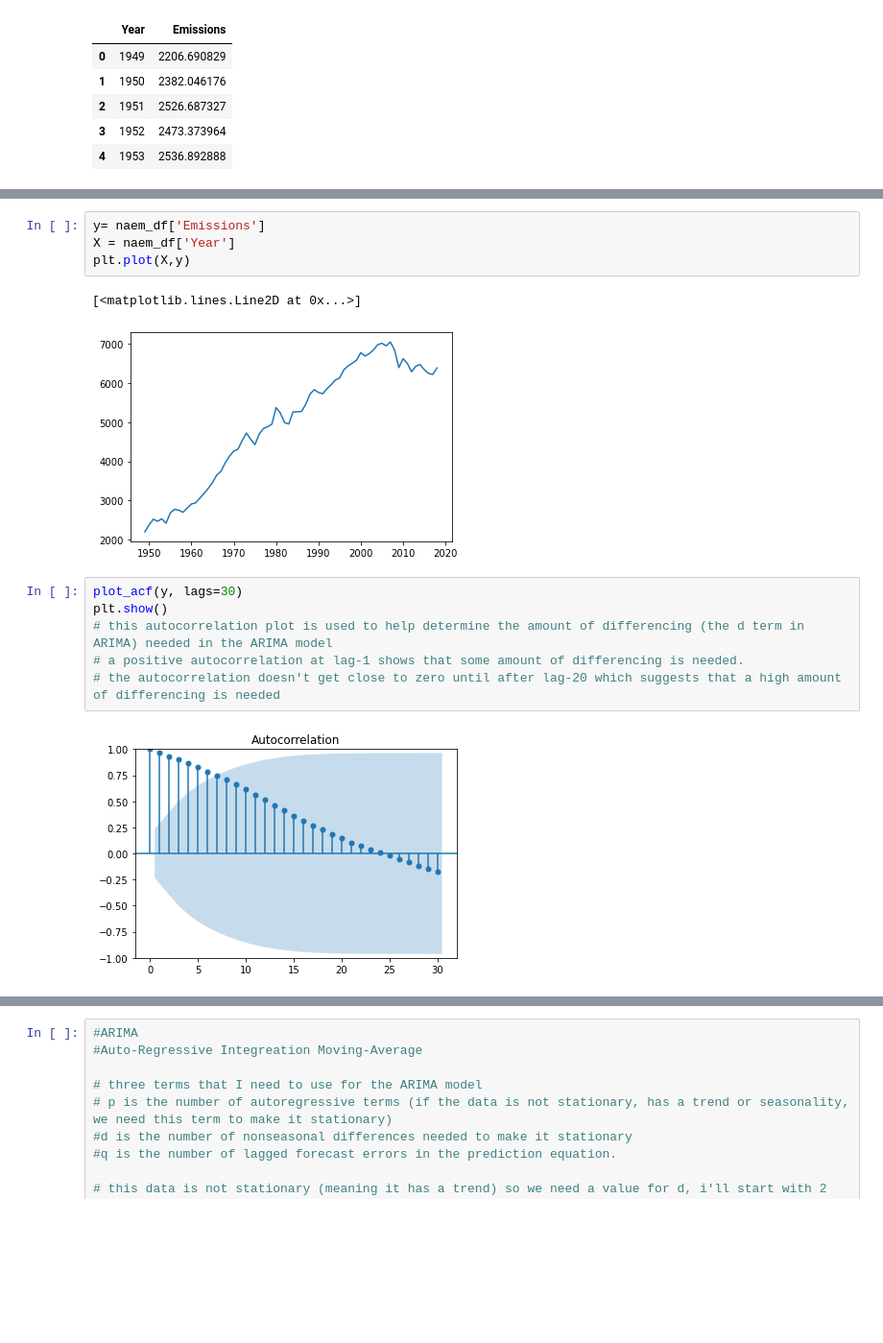
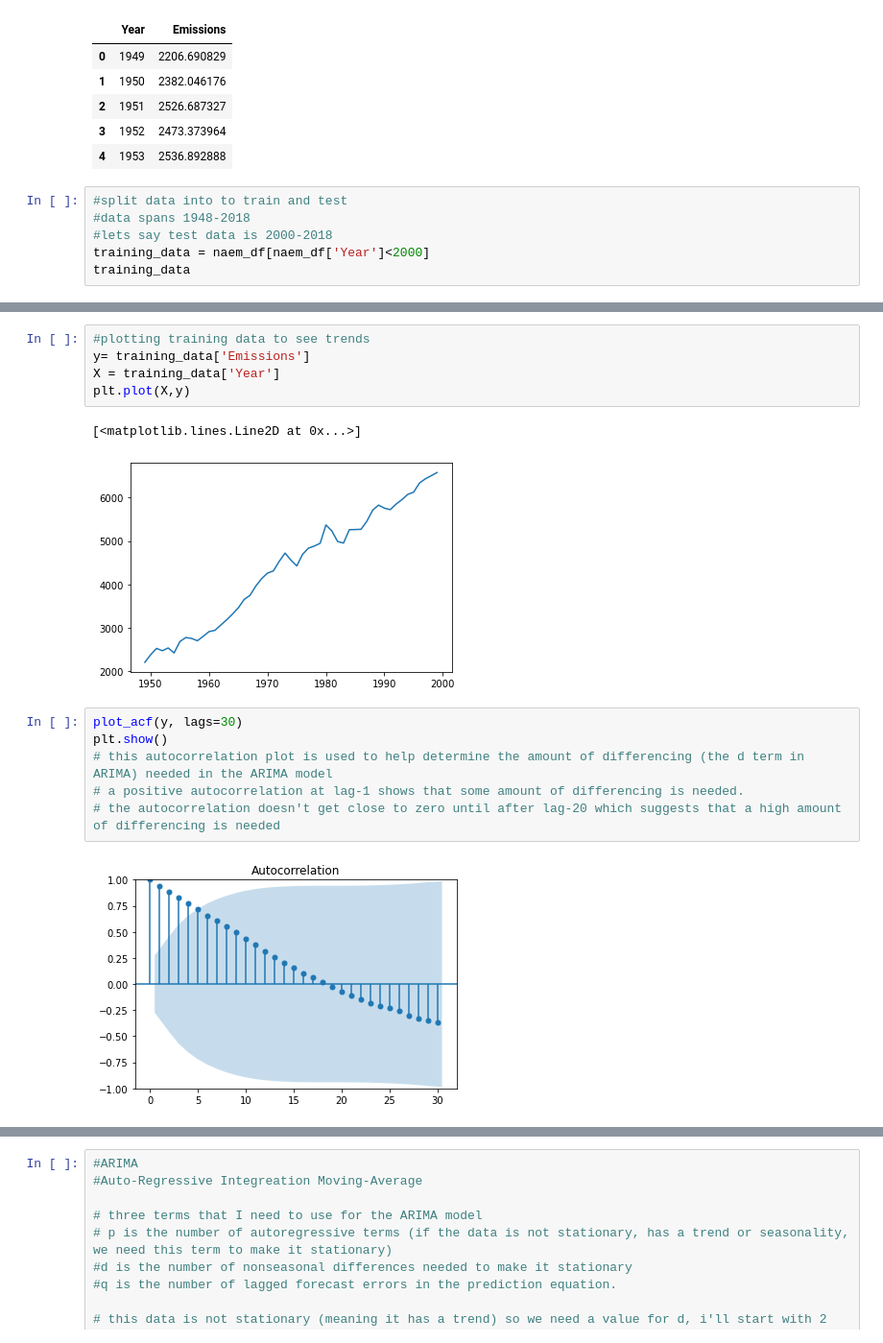
Before and after one commit to dkristek/UN_Country_Population_Growth, a Jupyter notebook: ML_Practice/TimeSeries_Practice.ipynb, the cells around one changed output, grey strips where cells are left out. Shown: that part at 96% size. Cells and saved outputs as stored; diff of their text form; blank space fills up the shorter version.

```diff
--- a/ML_Practice/TimeSeries_Practice.ipynb
+++ b/ML_Practice/TimeSeries_Practice.ipynb
@@ -27,3 +27,9 @@ naem_df.head()
 | 2 | 1951 | 2526.687327 |
 | 3 | 1952 | 2473.373964 |
 | 4 | 1953 | 2536.892888 |
+# %%
+#split data into to train and test
+#data spans 1948-2018
+#lets say test data is 2000-2018
+training_data = naem_df[naem_df['Year']<2000]
+training_data
@@ -30,10 +75,11 @@ naem_df.head()
 # %%
-y= naem_df['Emissions']
-X = naem_df['Year']
+#plotting training data to see trends
+y= training_data['Emissions']
+X = training_data['Year']
 plt.plot(X,y)
 # %% [output]
 [<matplotlib.lines.Line2D at 0x...>]
-[figure, old version]
+[figure, new version]
 # %%
 plot_acf(y, lags=30)
 plt.show()
@@ -41,7 +87,7 @@ plt.show()
 # a positive autocorrelation at lag-1 shows that some amount of differencing is needed.
 # the autocorrelation doesn't get close to zero until after lag-20 which suggests that a high amount of differencing is needed
 # %% [output]
-[figure, old version]
+[figure, new version]
 # %%
 plot_pacf(y,lags=10, method='ywm')
 plt.show()
```
Also changed, not shown: parts of 8 cells of this notebook.
